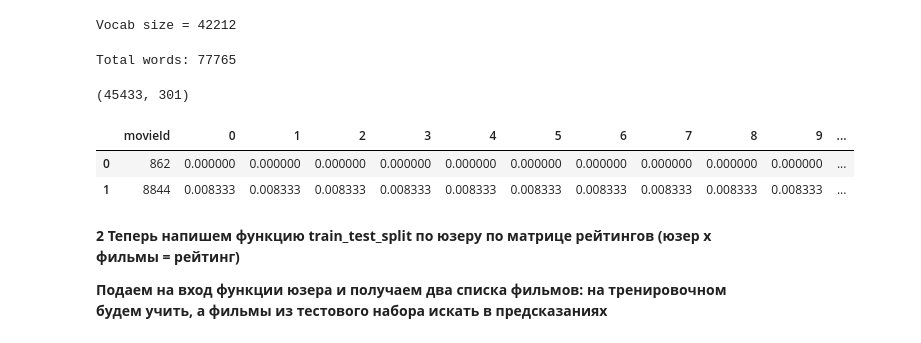
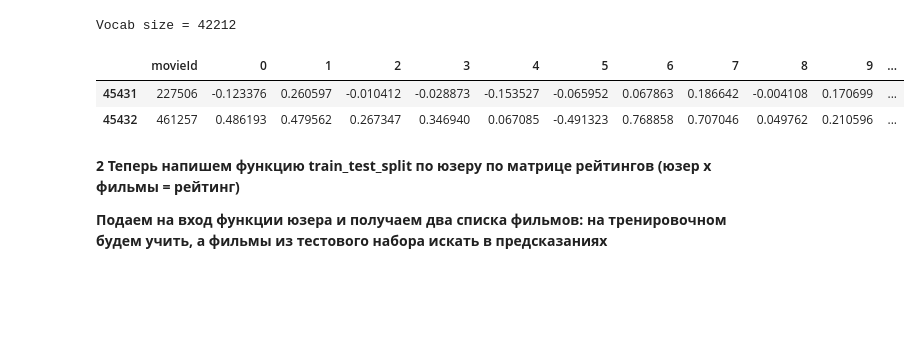
Before and after one commit to REU-DS-CLUB/RecSys-films, a Jupyter notebook: notebooks/general_notebook.ipynb, the cells around one changed output. Saved outputs shown, nothing was run; the diff lists cells and outputs as text; code cells hidden in the pictures; blank space fills up the shorter version.

```diff
--- a/notebooks/general_notebook.ipynb
+++ b/notebooks/general_notebook.ipynb
@@ -157,6 +145,7 @@ movies_metadata["original_title"] = text_title
 text_prepr = text_title + text_overview
 
 text_prepr = [i.split() for i in text_prepr]
+text_overview = [i.split() for i in text_overview]
 # %% [output]
 [nltk_data] Downloading package stopwords to /root/nltk_data...
 [nltk_data]   Package stopwords is already up-to-date!
@@ -174,21 +163,8 @@ vocab_size = len(words)
 print("Vocab size =", vocab_size)
 # %% [output]
 Vocab size = 42212
-# %%
-# токенизация и эмбединг
-
-tokenizer = Tokenizer()
-
-# обновляем внутренний словарь на основе списка текстов
-
-tokenizer.fit_on_texts(text_prepr)
-vocab_size = len(tokenizer.word_index) + 1
-
-print("Total words:", vocab_size)
-# %% [output]
-Total words: 77765
 # %%
-def embedding_matrix(tock, model):
+def embedding_matrix(text, model):
 
     """
        На вход: словарь tokenizer.word_index
@@ -197,30 +173,27 @@ def embedding_matrix(tock, model):
        На выходе: матрица эмбедингов текста
     """
 
-    embedding_matrix = np.zeros((id_film, 300))
+    embedding_matrix = np.zeros((id_film, 100))
 
-    for word, i in tock.items():
-        if word in model:
-            embedding_matrix[i] = model[word].mean()
+    for sentence in text:
+        for word in sentence:
+            if word in model:
+                embedding_matrix[text.index(sentence)] = model[word]
 
     return embedding_matrix
 # %%
 id_film = movies_metadata['movieId'].nunique()
 
-matrix_emb = embedding_matrix(tokenizer.word_index, model.wv)
+matrix_emb = embedding_matrix(text_overview, model.wv)
 
 matrix_emb = pd.concat([movies_metadata[['movieId']],
-                    pd.DataFrame(matrix_emb)], axis=1)
+                        pd.DataFrame(matrix_emb)], axis=1)
-# %%
-matrix_emb.shape
-# %% [output]
-(45433, 301)
 # %%
-matrix_emb.head(2)
+matrix_emb.tail(2)
 # %% [output]
 |  | movieId | 0 | 1 | 2 | 3 | 4 | 5 | 6 | 7 | 8 | 9 | ... |
-| 0 | 862 | 0.000000 | 0.000000 | 0.000000 | 0.000000 | 0.000000 | 0.000000 | 0.000000 | 0.000000 | 0.000000 | 0.000000 | ... |
-| 1 | 8844 | 0.008333 | 0.008333 | 0.008333 | 0.008333 | 0.008333 | 0.008333 | 0.008333 | 0.008333 | 0.008333 | 0.008333 | ... |
+| 45431 | 227506 | -0.123376 | 0.260597 | -0.010412 | -0.028873 | -0.153527 | -0.065952 | 0.067863 | 0.186642 | -0.004108 | 0.170699 | ... |
+| 45432 | 461257 | 0.486193 | 0.479562 | 0.267347 | 0.346940 | 0.067085 | -0.491323 | 0.768858 | 0.707046 | 0.049762 | 0.210596 | ... |
 # %%
 # из исходных данных берем айдишник и добавляю 300 случайных колонок
 
```
Also changed, not shown: parts of 7 cells of this notebook.
